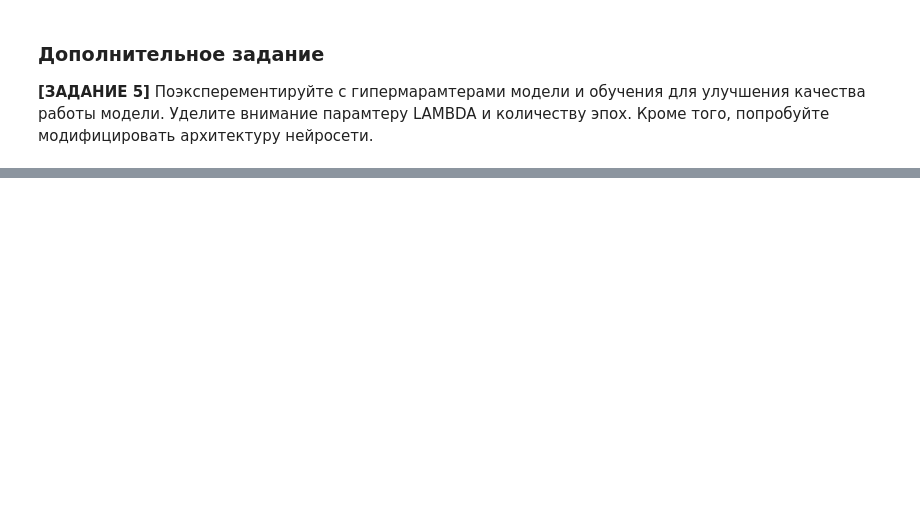
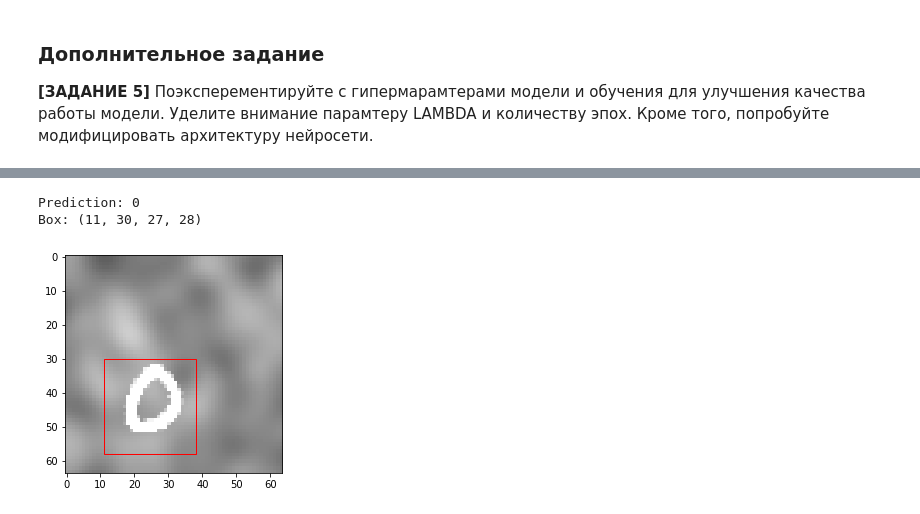
Before and after one commit to vsolodkyi/NeuralNetworks_SkillBox, a Jupyter notebook: module_8/Реализация_модели_для_Классификации+Локализации.ipynb, the cells around one changed output, grey strips where cells are left out. Cells and saved outputs as stored; diff of their text form; code cells hidden in the pictures; blank space fills up the shorter version.

```diff
--- a/module_8/Реализация_модели_для_Классификации+Локализации.ipynb
+++ b/module_8/Реализация_модели_для_Классификации+Локализации.ipynb
@@ -211,0 +279,10 @@ show_prediction(sample, pred)
+# %%
+i = random.randint(0, test_x_new.shape[0])
+sample = test_x_new[i]
+
+pred = model.predict(sample[None, ...])[0, ...]
+show_prediction(sample, pred)
+# %% [output]
+Prediction: 0
+Box: (11, 30, 27, 28)
+[figure, added]
```
Also changed, not shown: parts of 16 cells of this notebook.
